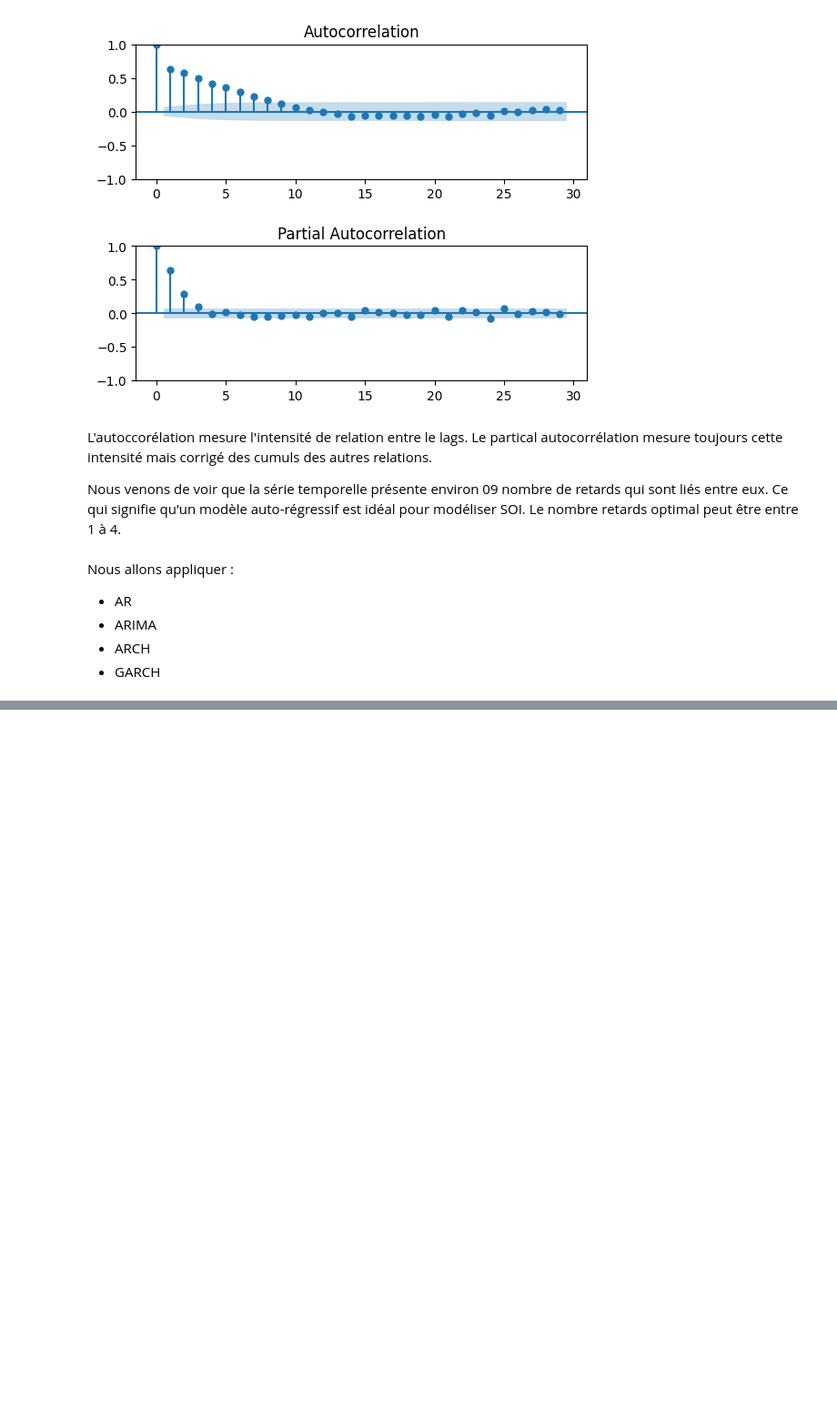
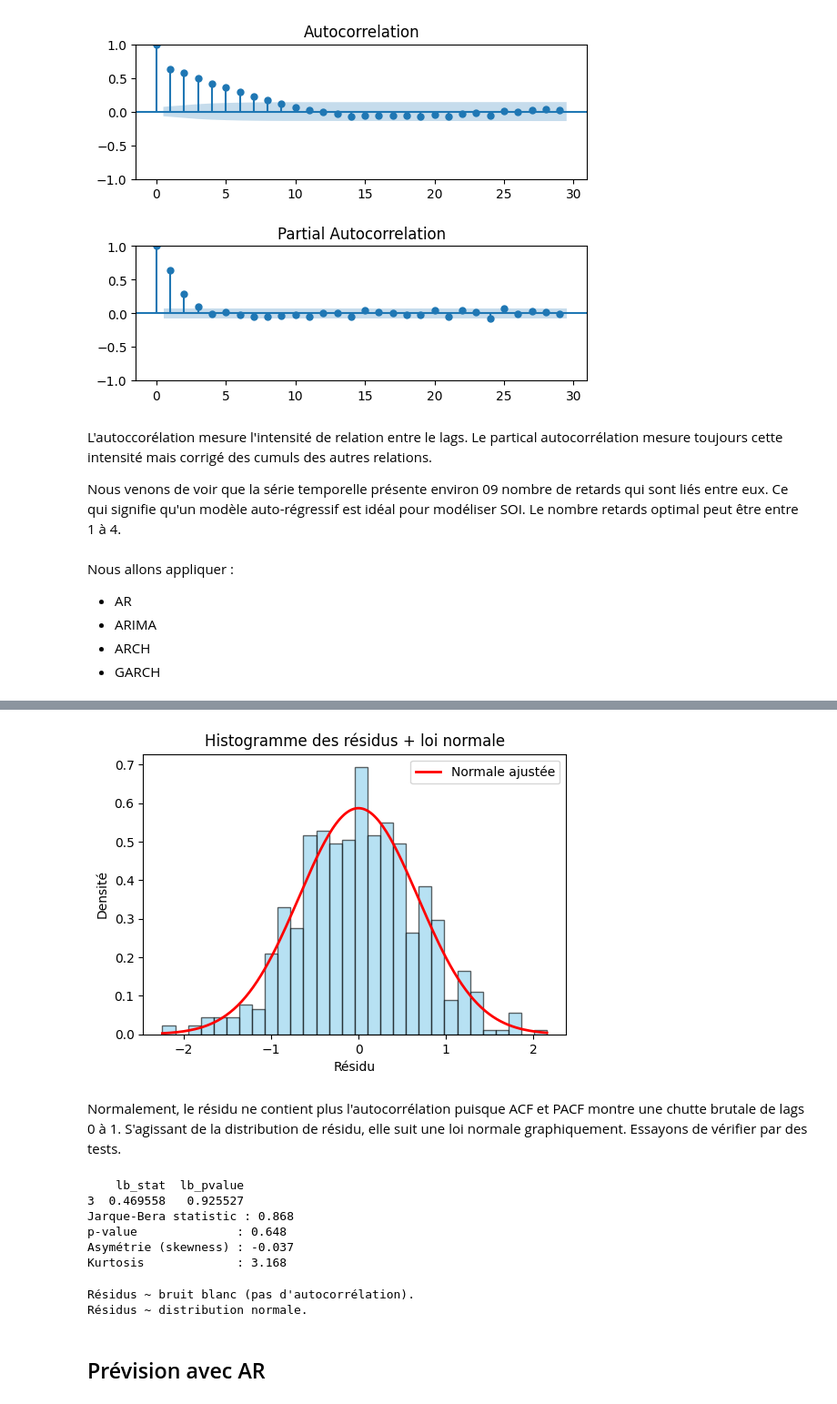
Before and after one commit to MitaDataAI/Time-Series-fundamentals, a Jupyter notebook: 4_Southern_oscillation_index.ipynb, the cells around one changed output, grey strips where cells are left out. Shown at 91% size. Drawn from its saved outputs; the diff is of its cells as text; code cells hidden in the pictures; blank space fills up the shorter version.

```diff
--- a/4_Southern_oscillation_index.ipynb
+++ b/4_Southern_oscillation_index.ipynb
@@ -102,0 +257,52 @@ n = len
+# %%
+# 2. Histogramme + densité normale ajustée
+mu, sigma = ar_resid.mean(), ar_resid.std()
+
+plt.figure(figsize=(6,4))
+plt.hist(ar_resid, bins=30, density=True, alpha=0.6, color="skyblue", edgecolor="black")
+x = np.linspace(ar_resid.min(), ar_resid.max(), 200)
+plt.plot(x, norm.pdf(x, mu, sigma), "r-", lw=2, label="Normale ajustée")
+plt.title("Histogramme des résidus + loi normale")
+plt.xlabel("Résidu")
+plt.ylabel("Densité")
+plt.legend()
+plt.show()
+# %% [output]
+[figure, added]
+# %% [markdown]
+Normalement, le résidu ne contient plus l'autocorrélation puisque ACF et PACF montre une chutte brutale de lags 0 à 1. S'agissant de la distribution de résidu, elle suit une loi normale graphiquement. Essayons de vérifier par des tests.
+# %%
+# Test Ljung-Box pour l'autocorrélation
+lb_test = acorr_ljungbox(ar_resid, lags=[3], return_df=True)
+print(lb_test)
+
+# Test de Jarque_bera pour la normalité
+jb_stat, jb_pvalue, skew, kurtosis = jarque_bera(ar_resid)
+
+print(f"Jarque-Bera statistic : {jb_stat:.3f}")
+print(f"p-value              : {jb_pvalue:.3f}")
+print(f"Asymétrie (skewness) : {skew:.3f}")
+print(f"Kurtosis             : {kurtosis:.3f}")
+# %% [output]
+    lb_stat  lb_pvalue
+3  0.469558   0.925527
+Jarque-Bera statistic : 0.868
+p-value              : 0.648
+Asymétrie (skewness) : -0.037
+Kurtosis             : 3.168
+# %%
+# --- Commentaire automatique ---
+if lb_test["lb_pvalue"].iloc[-1] > 0.05:
+    print("Résidus ~ bruit blanc (pas d'autocorrélation).")
+else:
+    print("Résidus autocorrélés (modèle à améliorer).")
+
+if jb_pvalue > 0.05:
+    print("Résidus ~ distribution normale.")
+else:
+    print("Résidus non normaux (asymétrie/kurtosis anormale).")
+# %% [output]
+Résidus ~ bruit blanc (pas d'autocorrélation).
+Résidus ~ distribution normale.
+# %% [markdown]
+## Prévision avec AR
```
Also changed, not shown: parts of 18 cells of this notebook.
